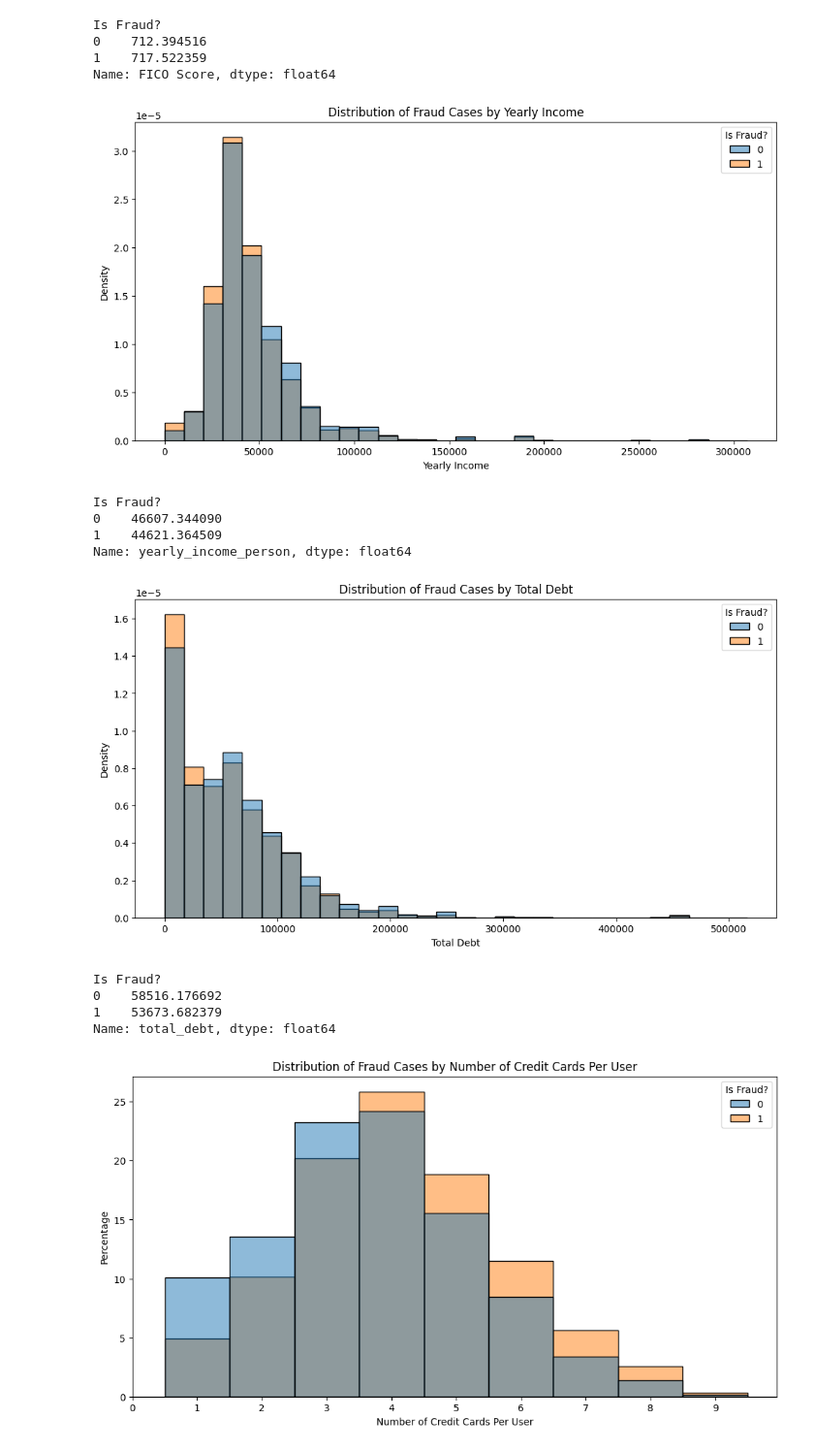
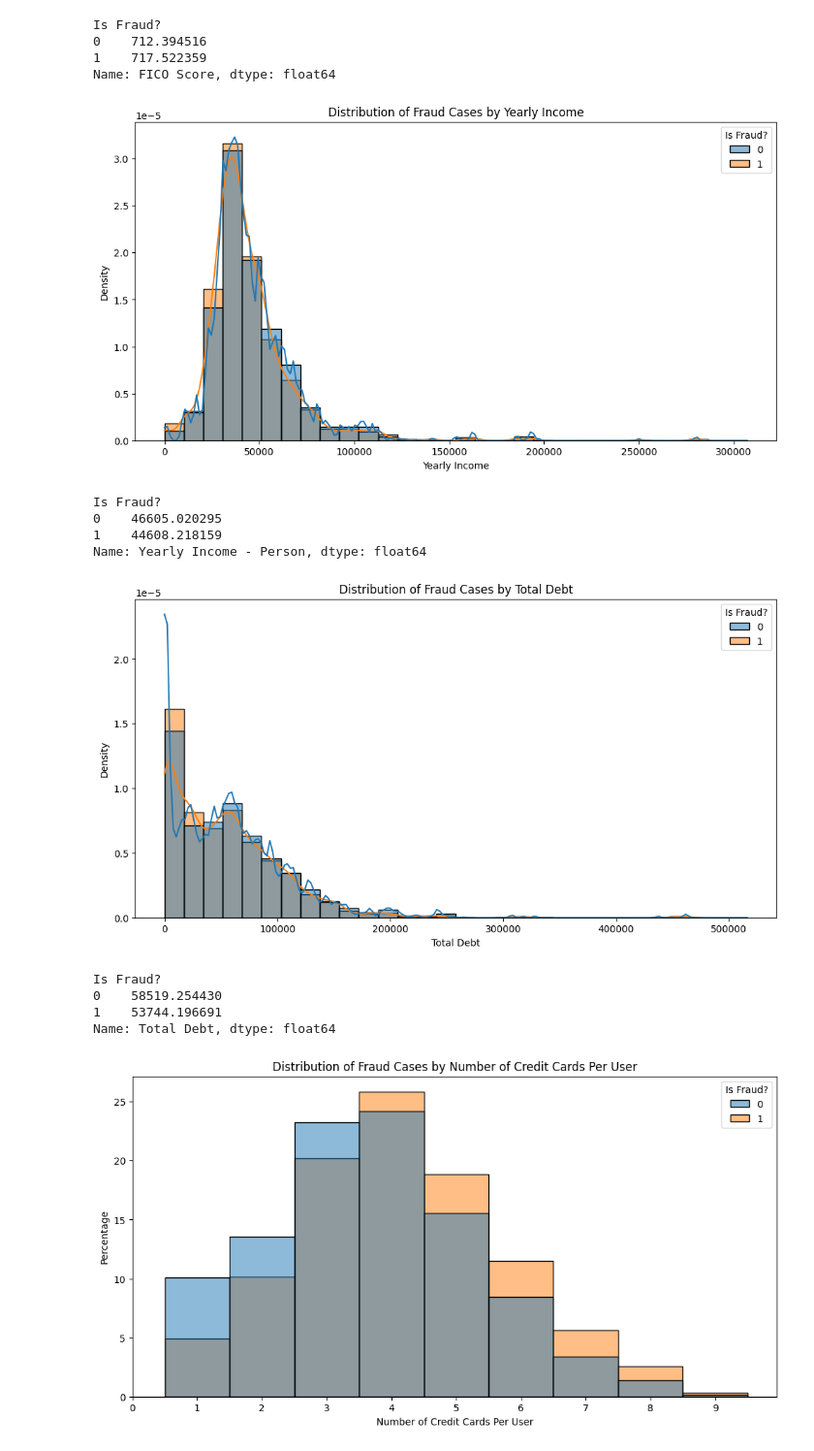
Before and after one commit to kenteobx/Credit-Card-Fraud-Detection, a Jupyter notebook: Notebooks/EDA.ipynb, the cells around one changed output. Shown at 97% size. Cells and saved outputs as stored; diff of their text form; code cells hidden in the pictures.

```diff
--- a/Notebooks/EDA.ipynb
+++ b/Notebooks/EDA.ipynb
@@ -253,14 +259,6 @@ plt.show()      # highest number of fraud cases with Mastercard
 [figure]
 # %%
 # plot distribution of card credit limit by fraud status
-df = df.with_columns([
-    pl.col("Credit Limit").cast(pl.Utf8)
-        .str.replace_all(r"[^0-9\.\-]", "")
-        .replace('', None)
-        .cast(pl.Float64)
-        .alias("Credit Limit")
-])
-
 df_credit_limit = df.select([
     "Credit Limit",
     "Is Fraud?"
@@ -503,16 +501,8 @@ Is Fraud?
 Name: FICO Score, dtype: float64
 # %%
 # plot distribution of users' yearly income by fraud status
-df = df.with_columns([
-    pl.col("Yearly Income - Person").cast(pl.Utf8)
-        .str.replace_all(r"[^0-9\.\-]", "")
-        .replace('', None)
-        .cast(pl.Float64)
-        .alias("yearly_income_person")
-])
-
 df_income = df.select([
-    "yearly_income_person",
+    "Yearly Income - Person",
     "Is Fraud?"
 ]).to_pandas()
 
@@ -520,10 +510,10 @@ df_income = df.select([
 plt.figure(figsize=(12,6))
 sns.histplot(
     data=df_income,
-    x="yearly_income_person",
+    x="Yearly Income - Person",
     hue="Is Fraud?",
     bins=30,
-    kde=False,
+    kde=True,
     stat="density",
     common_norm=False
 )
@@ -533,52 +523,44 @@ plt.ylabel("Density")
 plt.show()
 
 # average yearly income by fraud status
-df_income.groupby("Is Fraud?")["yearly_income_person"].mean()
+df_income.groupby("Is Fraud?")["Yearly Income - Person"].mean()
 # %% [output]
-[figure, old version]
+[figure, new version]
 Is Fraud?
-0    46607.344090
-1    44621.364509
-Name: yearly_income_person, dtype: float64
+0    46605.020295
+1    44608.218159
+Name: Yearly Income - Person, dtype: float64
 # %%
 # plot distribution of users' total debt by fraud status
-df = df.with_columns([
-    pl.col("Total Debt").cast(pl.Utf8)
-        .str.replace_all(r"[^0-9\.\-]", "")
-        .replace('', None)
-        .cast(pl.Float64)
-        .alias("total_debt")
-])
-
 df_debt = df.select([
-    "total_debt",
+    "Total Debt",
     "Is Fraud?"
 ]).to_pandas()
 
 # plot distribution
 plt.figure(figsize=(12,6))
 sns.histplot(
     data=df_debt,
-    x="total_debt",
+    x="Total Debt",
     hue="Is Fraud?",
     bins=30,
-    kde=False,
+    kde=True,
     stat="density",
     common_norm=False
 )
 plt.title("Distribution of Fraud Cases by Total Debt")
 plt.xlabel("Total Debt")
 plt.ylabel("Density")
 plt.show()
 
 # average debt amount by fraud status
-df_debt.groupby("Is Fraud?")["total_debt"].mean()
+df_debt.groupby("Is Fraud?")["Total Debt"].mean()
 # %% [output]
-[figure, old version]
+[figure, new version]
 Is Fraud?
-0    58516.176692
-1    53673.682379
-Name: total_debt, dtype: float64
+0    58519.254430
+1    53744.196691
+Name: Total Debt, dtype: float64
 # %%
 # get distribution of fraud cases by number of credit cards per user
 df_num_cards = df.select([
```
Also changed, not shown: parts of 8 cells of this notebook, 1 other file.
